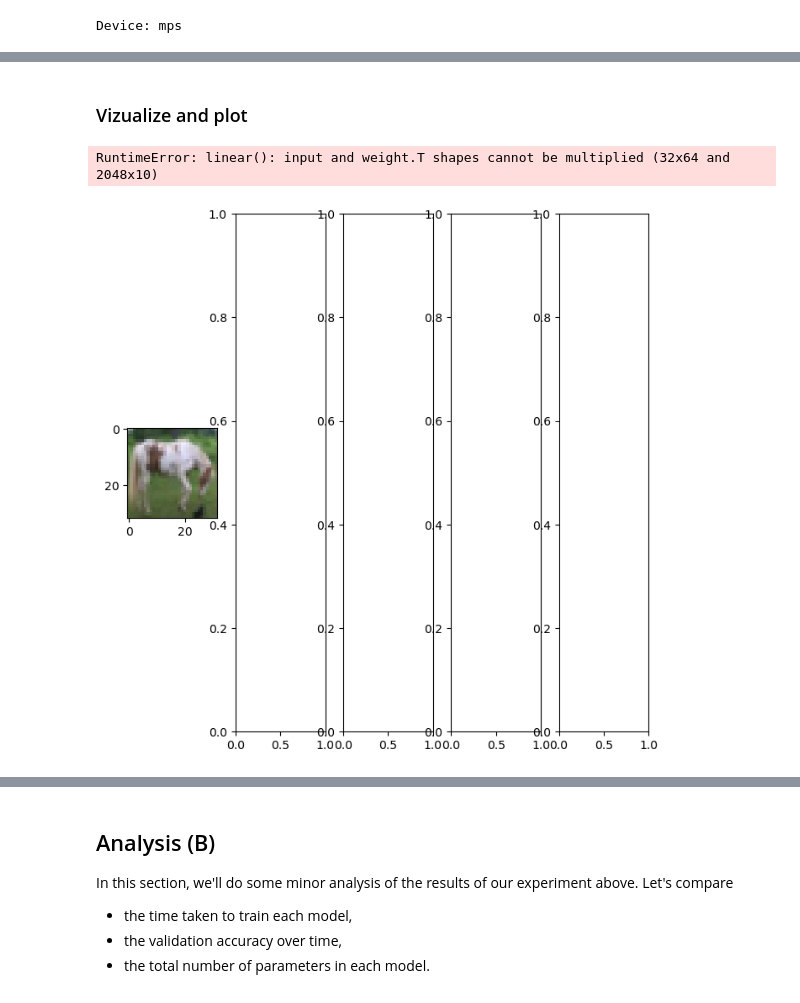
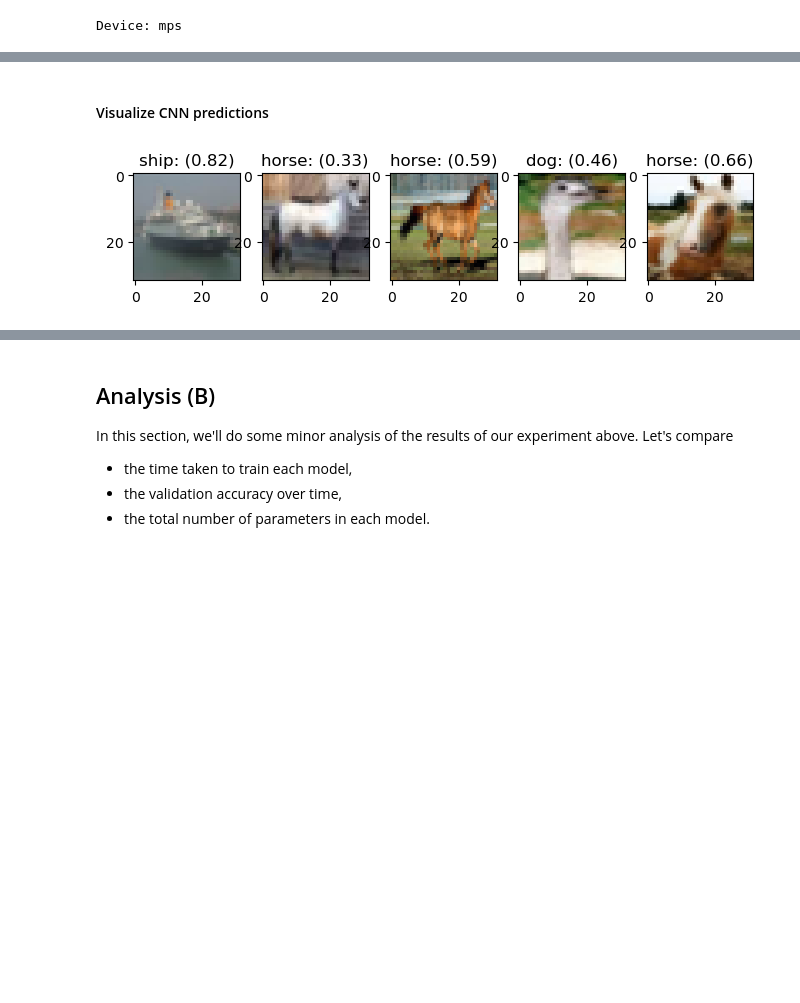
Before and after one commit to aghassaei/csci378-hw4, a Jupyter notebook: pytorch_hw.ipynb, the cells around one changed output, grey strips where cells are left out. Cells and saved outputs as stored; diff of their text form; code cells hidden in the pictures; blank space fills up the shorter version.

```diff
--- a/pytorch_hw.ipynb
+++ b/pytorch_hw.ipynb
@@ -31,6 +42,12 @@ import matplotlib.pyplot as plt
+# %%
+# Directories
+
+model_dir = "models"
+
+logs_dir = "logs"
 # %%
 transform = transforms.Compose([
-    transforms.ToImageTensor(),
+    transforms.ToImage(),
     transforms.ConvertImageDtype(),
 ])
 
@@ -205,7 +250,7 @@ KeyboardInterrupt:
 %%time
 cnn_model, cnn_train_accs, cnn_valid_accs = train(model_class=CNN,
                                                     lr=1e-2,
-                                                    epochs=20,
+                                                    epochs=2,
                                                     batch_size=64,
                                                     momentum=0.9,
                                                     reg=1e-5,
@@ -233,31 +265,25 @@ Wall time: 3min 5s
-# %% [markdown]
-### Vizualize and plot
+# %% [markdown]
+#### Visualize CNN predictions
 # %%
-# # viz predictions
-
-# fig, axs = plt.subplots(1, 5, figsize=(8, 8))
-# for i in range(5):
-#     r = torch.randint(len(cifar), (1,)).item()
-#     axs[i].imshow(cifar[r][0].numpy().transpose(1, 2, 0))
-#     preds = nn.functional.softmax(cnn_model(normalize(cifar[r][0]).to(device)), dim=0)
-
-#     c = torch.argmax(preds)
-#     axs[i].set_title("{}: ({:.2f})".format(classes[c], preds[c]))
-# plt.show()
-
 fig, axs = plt.subplots(1, 5, figsize=(8, 8))
 for i in range(5):
+
+    # Get a random image from CIFAR
     r = torch.randint(len(cifar), (1,)).item()
-    cifar_gpu = cifar[r][0].to(device)
 
-    preds = nn.functional.softmax(cnn_model(normalize(cifar_gpu)), dim=0)
+    # put the image on the gpu
+
+
+    cifar_gpu = ((cifar[r][0]).unsqueeze(0)).to(device)
+
+    preds = nn.functional.softmax(cnn_model(normalize(cifar_gpu)), dim=1)
     preds = preds.cpu()
 
     c = torch.argmax(preds)
     axs[i].imshow(cifar[r][0].numpy().transpose(1, 2, 0))
-    axs[i].set_title("{}: ({:.2f})".format(classes[c], preds[c]))
+    axs[i].set_title("{}: ({:.2f})".format(classes[c], preds[0,c].item()))
+    # axs[i].set_title(classes[cifar[r][1]])
 plt.show()
 # %% [output]
-RuntimeError: linear(): input and weight.T shapes cannot be multiplied (32x64 and 2048x10)
-[figure, old version]
+[figure, new version]
 # %%
```
Also changed, not shown: parts of 20 cells of this notebook, 2 other files.
